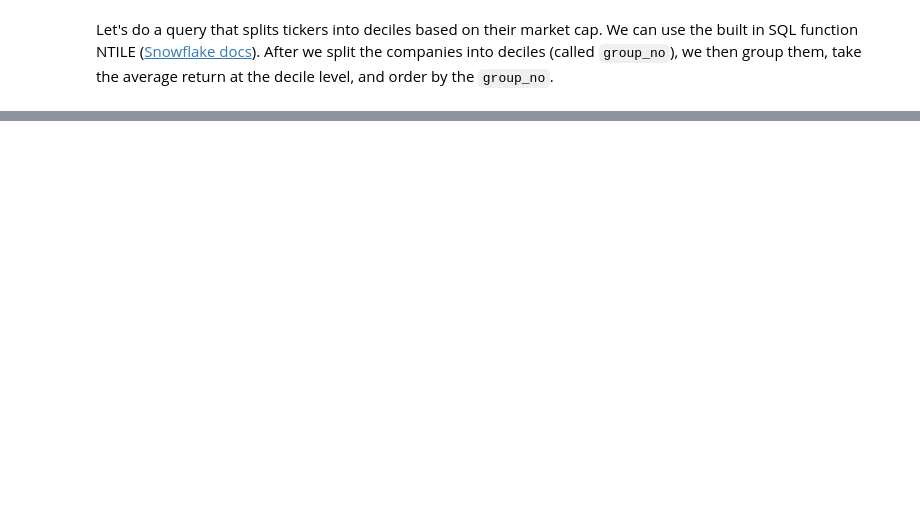
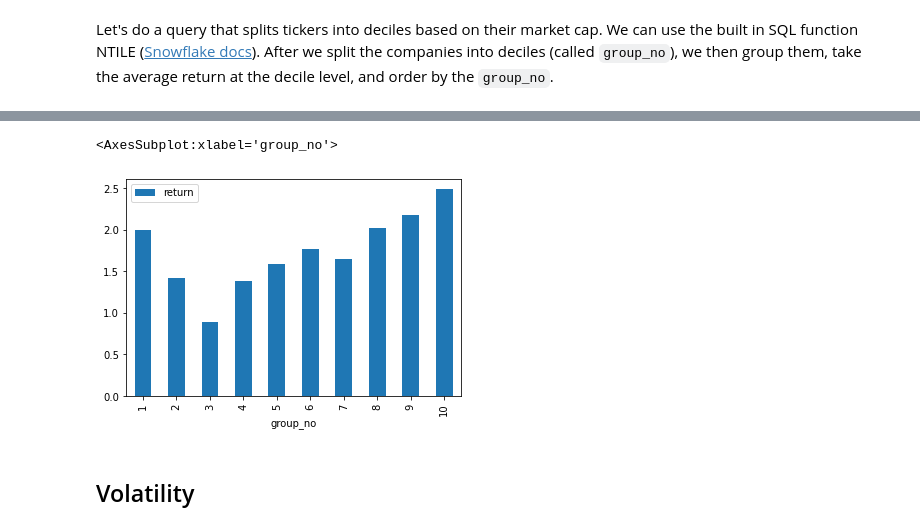
Before and after one commit to fidapco/notebooks, a Jupyter notebook: factor_analysis.ipynb, the cells around one changed output, grey strips where cells are left out. Cells and saved outputs as stored; diff of their text form; code cells hidden in the pictures; blank space fills up the shorter version.

```diff
--- a/factor_analysis.ipynb
+++ b/factor_analysis.ipynb
@@ -67,0 +63,2 @@ ax = df.plot.bar(x='group_no', y='return', rot=0)
+# %%
+df_value = factor_analysis('ps')
@@ -67,0 +79,7 @@ ax = df.plot.bar(x='group_no', y='return', rot=0)
+# %%
+df_value.plot.bar(x="group_no", y="return")
+# %% [output]
+<AxesSubplot:xlabel='group_no'>
+[figure, added]
+# %% [markdown]
+## Volatility
```
Also changed, not shown: parts of 42 cells of this notebook, 4 other files.
